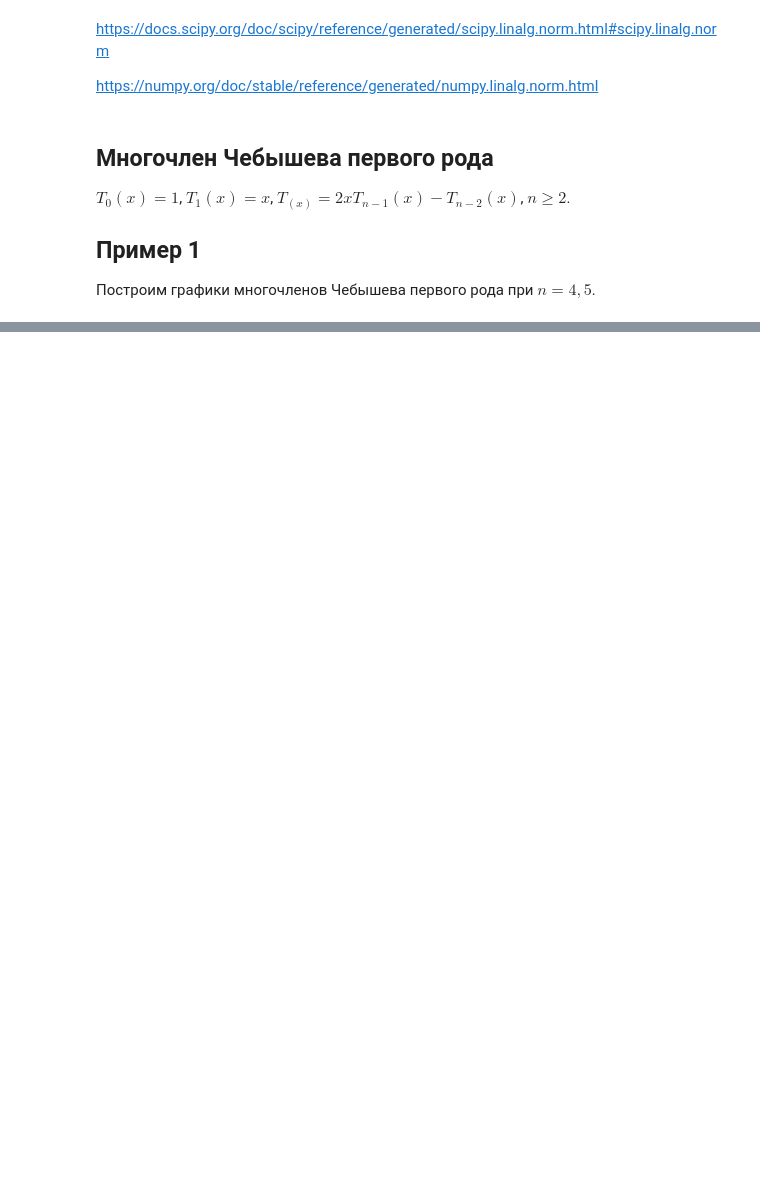
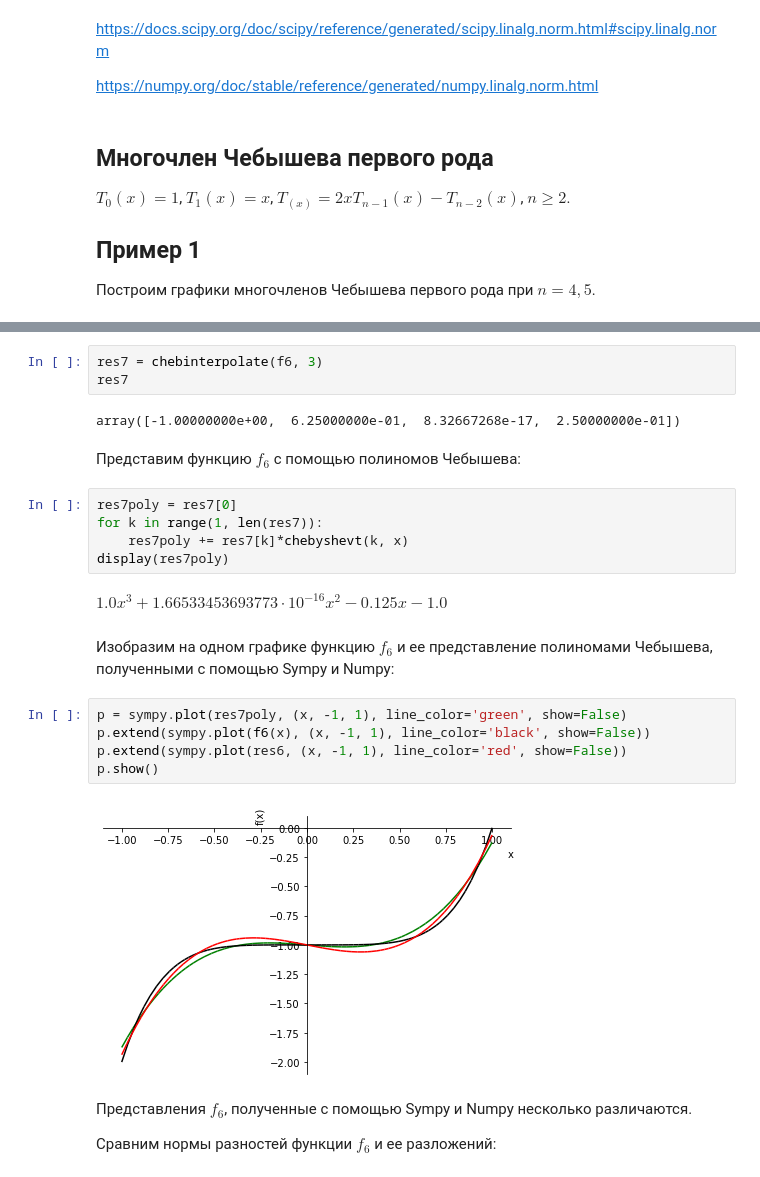
Before and after one commit to GalinaZh/Appl_alg2021, a Jupyter notebook: Applied_Alg_sem_7_Interpolation.ipynb, the cells around one changed output, grey strips where cells are left out. Saved outputs shown, nothing was run; the diff lists cells and outputs as text; blank space fills up the shorter version.

```diff
--- a/Applied_Alg_sem_7_Interpolation.ipynb
+++ b/Applied_Alg_sem_7_Interpolation.ipynb
@@ -97,0 +202,27 @@ $$
+# %%
+res7 = chebinterpolate(f6, 3)
+res7
+# %% [output]
+array([-1.00000000e+00,  6.25000000e-01,  8.32667268e-17,  2.50000000e-01])
+# %% [markdown]
+Представим функцию $f_6$ с помощью полиномов Чебышева:
+# %%
+res7poly = res7[0]
+for k in range(1, len(res7)):
+    res7poly += res7[k]*chebyshevt(k, x)
+display(res7poly)
+# %% [output]
+$\displaystyle 1.0 x^{3} + 1.66533453693773 \cdot 10^{-16} x^{2} - 0.125 x - 1.0$
+# %% [markdown]
+Изобразим на одном графике функцию $f_6$ и ее представление полиномами Чебышева, полученными с помощью Sympy и Numpy:
+# %%
+p = sympy.plot(res7poly, (x, -1, 1), line_color='green', show=False)
+p.extend(sympy.plot(f6(x), (x, -1, 1), line_color='black', show=False))
+p.extend(sympy.plot(res6, (x, -1, 1), line_color='red', show=False))
+p.show()
+# %% [output]
+[figure, added]
+# %% [markdown]
+Представления $f_6$, полученные с помощью Sympy и Numpy несколько различаются.
+
+Сравним нормы разностей функции $f_6$ и ее разложений:
```
Also changed, not shown: parts of 20 cells of this notebook.
